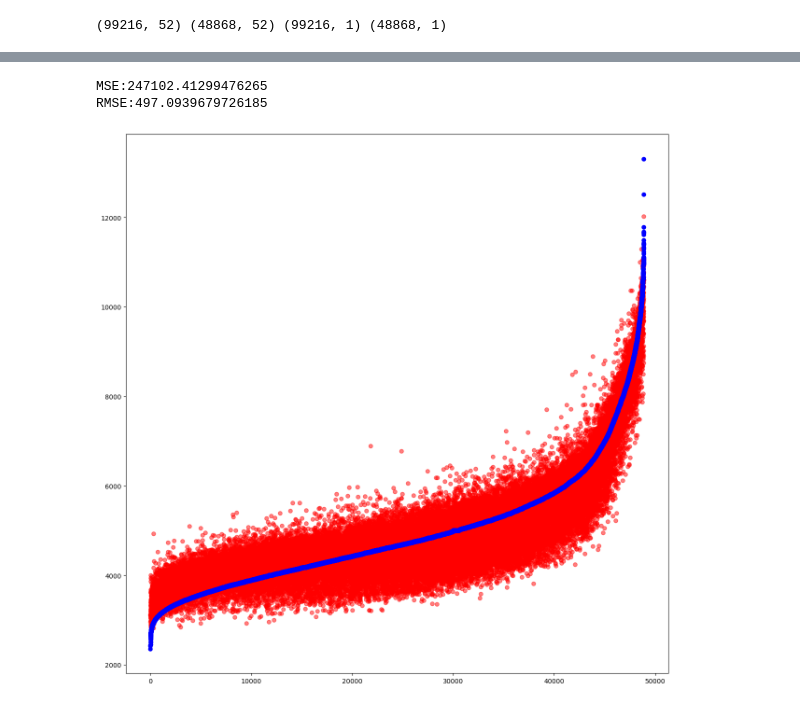
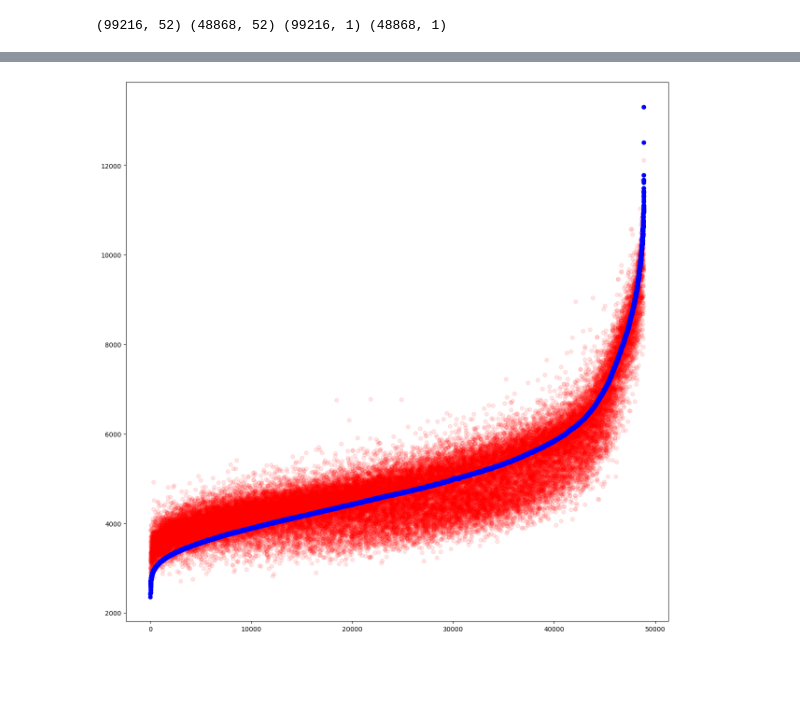
Before and after one commit to alvintanjl/HDB_Resale_Price_Regression, a Jupyter notebook: 3_Machine Learning.ipynb, the cells around one changed output, grey strips where cells are left out. Saved outputs shown, nothing was run; the diff lists cells and outputs as text; code cells hidden in the pictures; blank space fills up the shorter version.

Commit message:
Feature Selection + ML model selection

```diff
--- a/3_Machine Learning.ipynb
+++ b/3_Machine Learning.ipynb
@@ -171,0 +289,11 @@ print(X_train.shape, X_test.shape, y_train.shape, y_test.shape)
+# %%
+lasso_model = Lasso(**clf.best_params_)
+lasso_model.fit(X_train, y_train)
+
+pred = lasso_model.predict(X_test)
+mse= mean_squared_error(y_test, pred)
+r2 = r2_score(y_test, pred)
+print (f"VAL_SCORE (MSE): {mse}")
+print (f"VAL_SCORE (R2): {r2}")
+model_results = model_results.append({'Model': 'Lasso Regression', 'MSE': mse, 'RMSE': np.sqrt(mse), 'R2': r2}, ignore_index=True)
+model_results
@@ -212,7 +430,7 @@ def hyperparameter_tuning(space):
 
     pred = model.predict(X_test)
     mse= mean_squared_error(y_test, pred)
-    print (f"VAL_SCORE (MSE): {mse}")
+    # r2 = r2_score(y_test, pred)
     return {'loss':mse, 'status': STATUS_OK, 'model': model}
 
 # Run trials
@@ -221,7 +439,7 @@ best = fmin(
     fn=hyperparameter_tuning,
     space=space,
     algo=tpe.suggest,
-    max_evals=50,
+    max_evals=100,
     trials=trials
     )
 
@@ -254,5 +454,5 @@ plt.show()
 # %%
-best_model = xgb.XGBRegressor(
+xgb_model = xgb.XGBRegressor(
     colsample_bytree = best['colsample_bytree'],
     gamma = best['gamma'],
     max_depth = int(best['max_depth']),
@@ -261,3 +461,17 @@ best_model = xgb.XGBRegressor(
     reg_lambda = best['reg_lambda'],
     n_estimators = int(best['n_estimators'])
     )
+
+xgb_model.fit(
+    X_train,
+    y_train
+)
+
+pred = xgb_model.predict(X_test)
+mse= mean_squared_error(y_test, pred)
+r2 = r2_score(y_test, pred)
+print (f"VAL_SCORE (MSE): {mse}")
+print (f"VAL_SCORE (R2): {r2}")
+
+model_results = model_results.append({'Model': 'XGBoost', 'MSE': mse, 'RMSE': np.sqrt(mse), 'R2': r2}, ignore_index=True)
+model_results
@@ -280,20 +526,12 @@ XGBRegressor(base_score=None, booster=None, callbacks=None,
              num_parallel_tree=None, predictor=None, random_state=None, ...)
-# %%
-pred = best_model.predict(X_test)
-mse= mean_squared_error(y_test, pred)
-rmse = np.sqrt(mse)
-print (f"MSE:{mse}\nRMSE:{rmse}")
-# %% [output]
-MSE:247102.41299476265
-RMSE:497.0939679726185
 # %%
 results = pd.DataFrame({'actual': y_test.iloc[:,0].values, 'pred': pred})
 results = results.sort_values(['actual'])
 results = results.reset_index(drop=True)
 
 plt.figure(figsize=(15,15))
-plt.scatter(x = results.index, y = results['pred'], alpha = 0.5, color = 'r')
+plt.scatter(x = results.index, y = results['pred'], alpha = 0.1, color = 'r')
 plt.scatter(x = results.index, y = results['actual'], color = 'b')
 plt.show()
 # %% [output]
-[figure, old version]
+[figure, new version]
```
Also changed, not shown: parts of 38 cells of this notebook, 2 other files.
